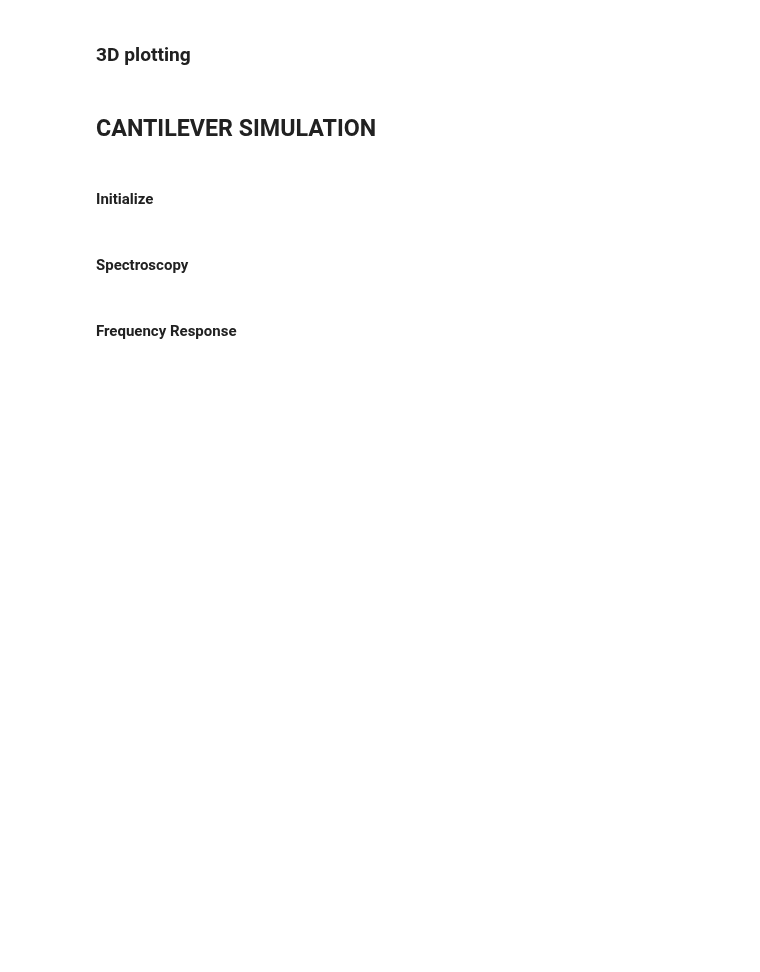
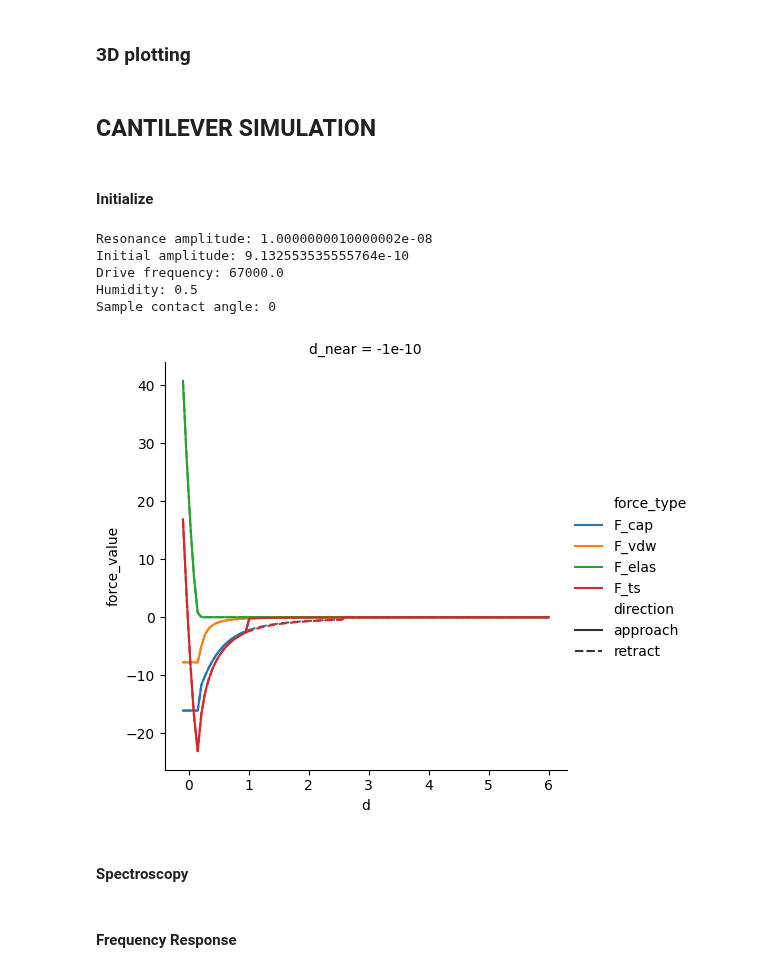
Before and after one commit to PranavSudersan/AFM-Dashboard, a Jupyter notebook: AFM Dashboard.ipynb, the cells around one changed output. Saved outputs shown, nothing was run; the diff lists cells and outputs as text; code cells hidden in the pictures; blank space fills up the shorter version.

```diff
--- a/AFM Dashboard.ipynb
+++ b/AFM Dashboard.ipynb
@@ -5507,7 +5510,7 @@ spectrodir_list = np.array(['approach']*(d0_pts-1) + ['retract']*d0_pts) #spectr
 
 theta_s = 0 #contact angle with sample (deg)
 theta_t = 0 #contact angle with tip (deg)
-humid = 0.5 #humidityRR
+humid = 0.5 #humidity
 T_temp = 298 #Temperature (K)
 surf_ten = 72e-3 #surface tension (N/m)
 dens = 1000 #density (kg/m3)
@@ -5542,7 +5545,9 @@ c_theta = (np.cos(theta_s*np.pi/180)+np.cos(theta_t*np.pi/180))/2 #effective con
 mol_vol = mol_wt/dens #molar volume
 kelv_len = (surf_ten*mol_vol)/(R_gas*T_temp) #kelvin length
 rm_eq = -kelv_len/np.log(humid) #equilibrium meniscus radius (for constant pressure)
-d_jumpin_ini = 2*c_theta*rm_eq #jumpin distance (assumption)
+# d_jumpin_ini = 2*c_theta*rm_eq #jumpin distance (assumption)
+d_jumpin_ini = np.polyval(cap_fit_dict[humid]['cond_distance'], theta_s)
+vol_bridge_ini = np.polyval(cap_fit_dict[humid]['cond_volume'], theta_s)
 # print(rm_eq)
 
 #numerical method parameters
@@ -5712,7 +5717,13 @@ def force_ts(d, approach, d_rupt, d_jumpin, vol_bridge):
 def calculate_rupture(d):
     if d < a0:
         d = a0
-    vol_bridge = np.pi*R*((4*(rm_eq*c_theta)**2)-(d**2))
+
+    #for variable volume (depends on d)
+    # vol_bridge = np.pi*R*((4*(rm_eq*c_theta)**2)-(d**2))
+
+    #fixed condensation volume (run liquid neck simulaiton below)
+    vol_bridge = vol_bridge_ini
+
     # vol_bridge = np.pi*R*((4*(rm_eq*c_theta)**2)-(a0**2))
     # d_rupt = (1+(0.5*np.arccos(c_theta)))*(vol_bridge**(1/3)) #Lian et. al. (1993)
     d_rupt = (1+(np.arccos(c_theta)/4))*((vol_bridge**(1/3)) - ((vol_bridge**(2/3))/(5*R))) #Willett et. al. (2000)
@@ -5724,6 +5735,7 @@ def calculate_rupture(d):
     else:
         # print('there')
         d_jumpin = d_jumpin_ini
+
     # print(d_rupt, d_jumpin, vol_bridge)
     return d_rupt, d_jumpin, vol_bridge
 
@@ -5944,33 +5956,40 @@ for d_near in d_near_list:
         force_ts_plotdata['F_ts'].append(force_total_a)
         force_ts_plotdata['F_vdw'].append(force_vdw_a)
         force_ts_plotdata['F_elas'].append(force_elas_a)
         force_ts_plotdata['F_cap'].append(force_cap_a)
         approach_plt = False #retract
         force_total_r, force_vdw_r, force_elas_r, force_cap_r  = force_ts(d_i, approach_plt, d_rupt_plt, d_jumpin_plt, vol_bridge_plt)
         force_ts_plotdata['d'].append(d_i)
         force_ts_plotdata['d_near'].append(d_near)
         force_ts_plotdata['direction'].append('retract')
         force_ts_plotdata['F_ts'].append(force_total_r)
         force_ts_plotdata['F_vdw'].append(force_vdw_r)
         force_ts_plotdata['F_elas'].append(force_elas_r)
         force_ts_plotdata['F_cap'].append(force_cap_r)
 # print(theta_s, H,Y,a0)
 # force_ts_plotdatadf = pd.DataFrame(force_ts_plotdata)
 force_ts_plotdatadf = pd.melt(pd.DataFrame(force_ts_plotdata), id_vars=['d', 'd_near', 'direction'],
                               value_vars=['F_ts', 'F_vdw', 'F_elas', 'F_cap'],
                               var_name='force_type', value_name='force_value')
 force_ts_plotdatadf['d'] = force_ts_plotdatadf['d']/1e-9
 force_ts_plotdatadf['force_value']=force_ts_plotdatadf['force_value']/1e-9
 with sns.color_palette():
     g = sns.relplot(data=force_ts_plotdatadf, x='d', y='force_value', style='direction', hue='force_type',
                     col='d_near', kind='line', hue_order=['F_cap', 'F_vdw', 'F_elas', 'F_ts'])#, palette='flare')
 plt.show()
 
 # save interaction plot
 # timestamp = datetime.datetime.now().strftime('%y%m%d-%H%M%S')
 # file_suffix = f'novdw_thetas_{theta_s}_humidity_{humid:.2f}_hamaker_{H:1.2e}_tipradius_{R_t:1.1e}_kc_{kc:.0f}_elasticmods_{E_s:1.1e}_{timestamp}'
 # g.figure.savefig(f'data/interactionforce_plot_{file_suffix}.png', dpi=300, bbox_inches='tight')
 # print('saved')
+# %% [output]
+Resonance amplitude: 1.0000000010000002e-08
+Initial amplitude: 9.132553535555764e-10
+Drive frequency: 67000.0
+Humidity: 0.5
+Sample contact angle: 0
+[figure, added]
 # %%
 plt.rcParams['svg.fonttype'] = 'none'
 g.figure.savefig(f'interactionforce_plot.svg',bbox_inches='tight')
```
Also changed, not shown: parts of 11 cells of this notebook.
